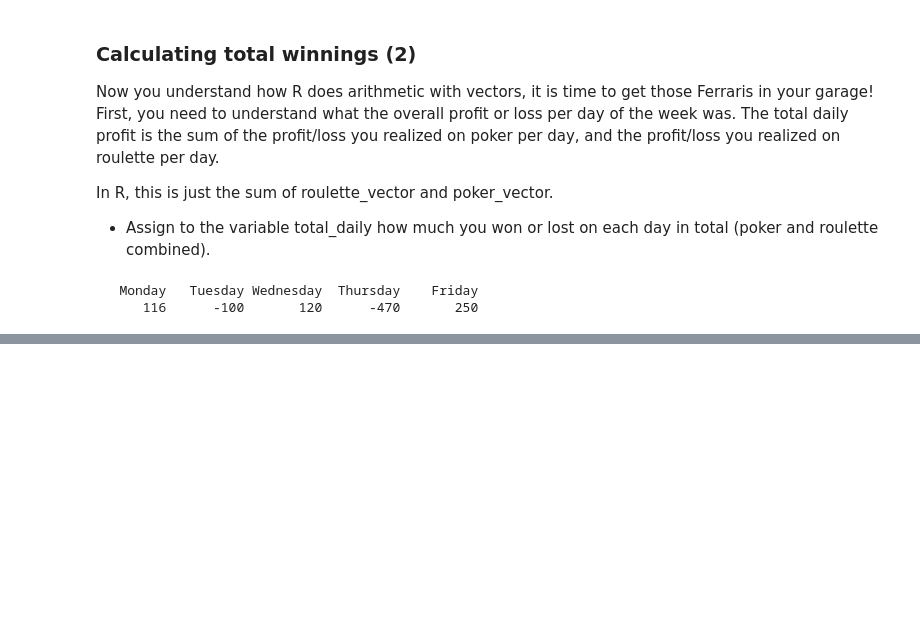
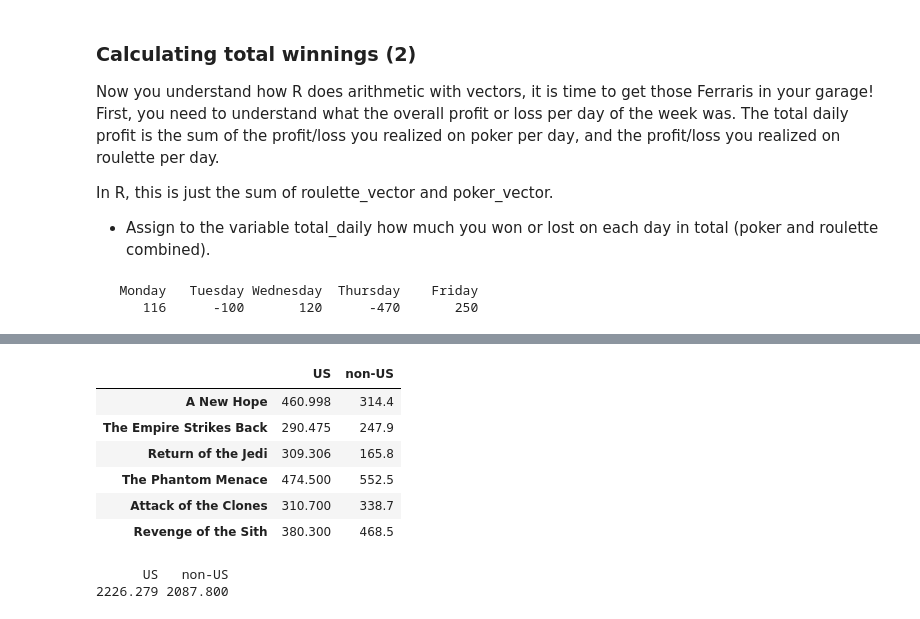
Before and after one commit to pmleffers/R_Examples, a Jupyter notebook: R-Examples.ipynb, the cells around one changed output, grey strips where cells are left out. Cells and saved outputs as stored; diff of their text form; code cells hidden in the pictures; blank space fills up the shorter version.

```diff
--- a/R-Examples.ipynb
+++ b/R-Examples.ipynb
@@ -200,0 +577,13 @@ total_daily
+# %%
+# Construct star_wars_matrix
+box_office <- c(460.998, 314.4, 290.475, 247.900, 309.306, 165.8)
+star_wars_matrix <- matrix(box_office, nrow = 3, byrow = TRUE,
+                           dimnames = list(c("A New Hope", "The Empire Strikes Back", "Return of the Jedi"),
+                                           c("US", "non-US")))
+
+# The worldwide box office figures
+worldwide_vector <- rowSums(star_wars_matrix)
+
+# Bind the new variable worldwide_vector as a column to star_wars_matrix
+all_wars_matrix <- cbind(star_wars_matrix, worldwide_vector)
+all_wars_matrix
@@ -200,0 +608,12 @@ total_daily
+# %%
+box_office <- c(474.5, 552.5, 310.7, 338.7, 380.3, 468.5)
+star_wars_matrix2 <- matrix(box_office, nrow = 3, byrow = TRUE,
+                           dimnames = list(c("The Phantom Menace", "Attack of the Clones", "Revenge of the Sith"),
+                                           c("US", "non-US")))
+# %%
+# star_wars_matrix and star_wars_matrix2 are available in your workspace
+star_wars_matrix
+star_wars_matrix2
+
+# Combine both Star Wars trilogies in one matrix
+all_wars_matrix <- rbind(star_wars_matrix,star_wars_matrix2)
@@ -200,0 +637,19 @@ total_daily
+# %%
+# all_wars_matrix is available in your workspace
+all_wars_matrix
+
+# Total revenue for US and non-US
+total_revenue_vector <- colSums(all_wars_matrix)
+
+# Print out total_revenue_vector
+total_revenue_vector
+# %% [output]
+|  | US | non-US |
+| A New Hope | 460.998 | 314.4 |
+| The Empire Strikes Back | 290.475 | 247.9 |
+| Return of the Jedi | 309.306 | 165.8 |
+| The Phantom Menace | 474.500 | 552.5 |
+| Attack of the Clones | 310.700 | 338.7 |
+| Revenge of the Sith | 380.300 | 468.5 |
+      US   non-US
+2226.279 2087.800
```
Also changed, not shown: parts of 35 cells of this notebook.
